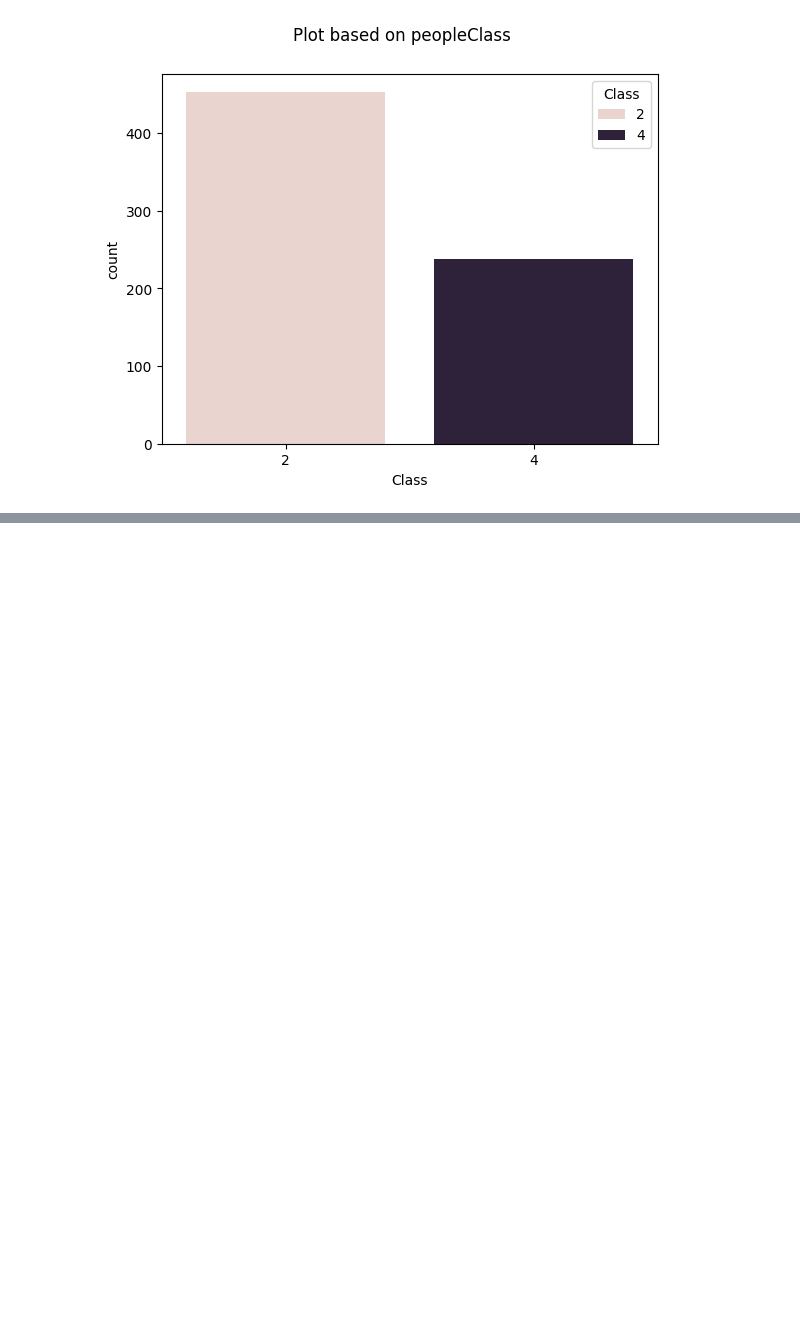
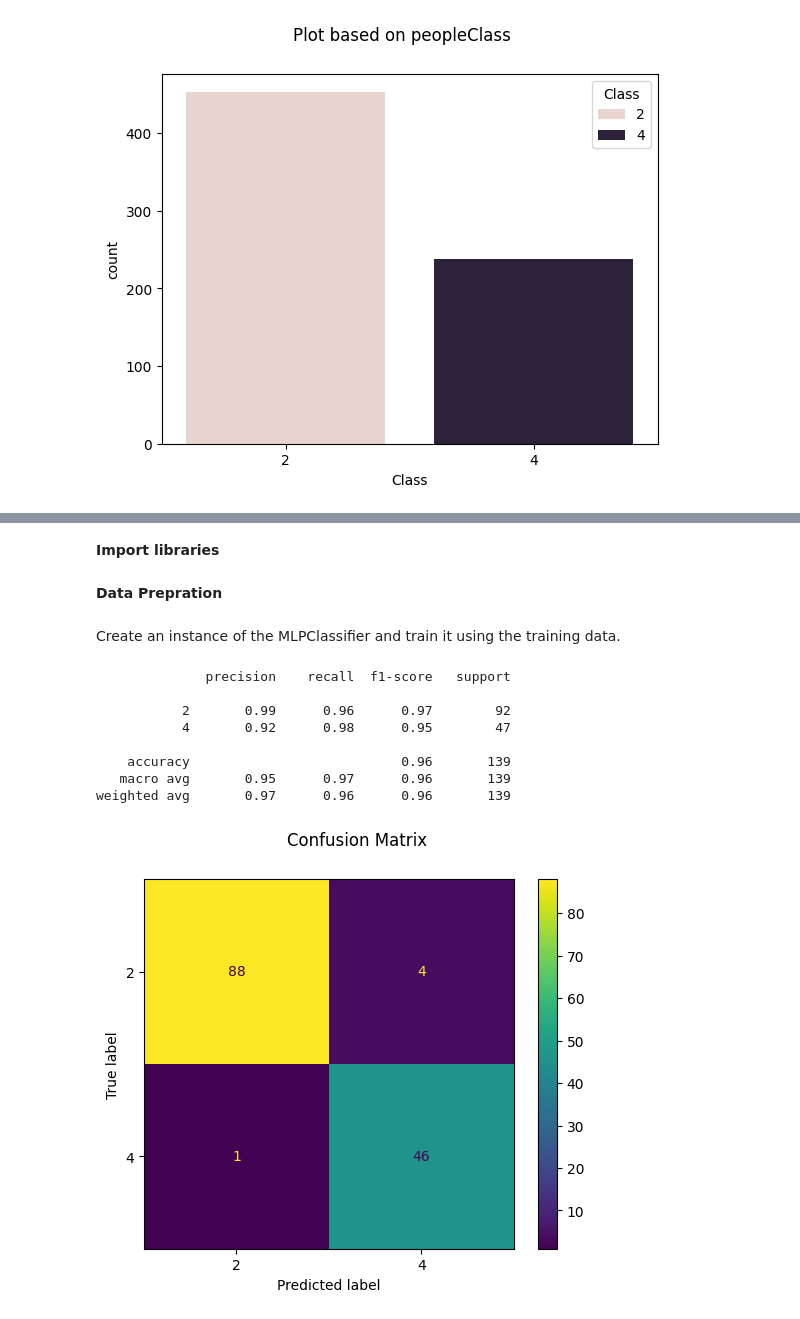
Before and after one commit to alizahedzadeh/Applied-Data-Science-Course-Assignments, a Jupyter notebook: assignments/Assignment 9 Neural Networks/HW9_Neural_Networks.ipynb, the cells around one changed output, grey strips where cells are left out. Saved outputs shown, nothing was run; the diff lists cells and outputs as text; code cells hidden in the pictures; blank space fills up the shorter version.

```diff
--- a/assignments/Assignment 9 Neural Networks/HW9_Neural_Networks.ipynb
+++ b/assignments/Assignment 9 Neural Networks/HW9_Neural_Networks.ipynb
@@ -858,0 +905,2 @@ for column in df.columns:
+# %% [markdown]
+**Import libraries**
@@ -858,0 +914,41 @@ for column in df.columns:
+# %% [markdown]
+**Data Prepration**
+# %%
+# Separate features (X) and target variable (y)
+X = df.drop('Class', axis=1)
+y = df['Class']
+
+# Split the data into training and testing sets
+X_train, X_test, y_train, y_test = train_test_split(X, y, test_size=0.2, random_state=27)
+
+# Standardize the features (important for neural networks)
+scaler = StandardScaler()
+X_train_scaled = scaler.fit_transform(X_train)
+X_test_scaled = scaler.transform(X_test)
+# %% [markdown]
+Create an instance of the MLPClassifier and train it using the training data.
+# %%
+# Initialize and train the MLP classifier
+mlp_classifier = MLPClassifier(hidden_layer_sizes=(100, 50), max_iter=500, random_state=27)
+mlp_classifier.fit(X_train_scaled, y_train)
+
+# Make predictions on the test set
+y_pred = mlp_classifier.predict(X_test_scaled)
+
+#Classification report
+print(classification_report(y_test, y_pred))
+
+#ploting
+confussion_matrix = ConfusionMatrixDisplay.from_predictions(y_test, y_pred)
+confussion_matrix.figure_.suptitle("Confusion Matrix")
+plt.show()
+# %% [output]
+              precision    recall  f1-score   support
+
+           2       0.99      0.96      0.97        92
+           4       0.92      0.98      0.95        47
+
+    accuracy                           0.96       139
+   macro avg       0.95      0.97      0.96       139
+weighted avg       0.97      0.96      0.96       139
+[figure, added]
```
Also changed, not shown: parts of 43 cells of this notebook.
